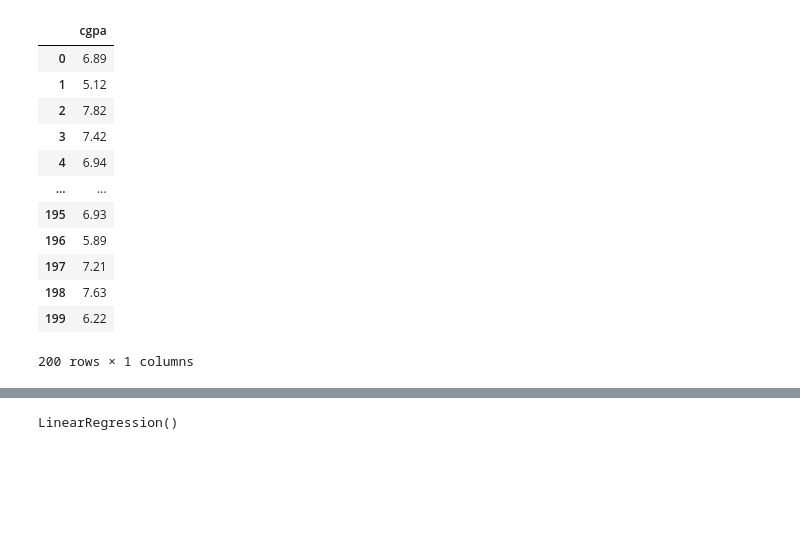
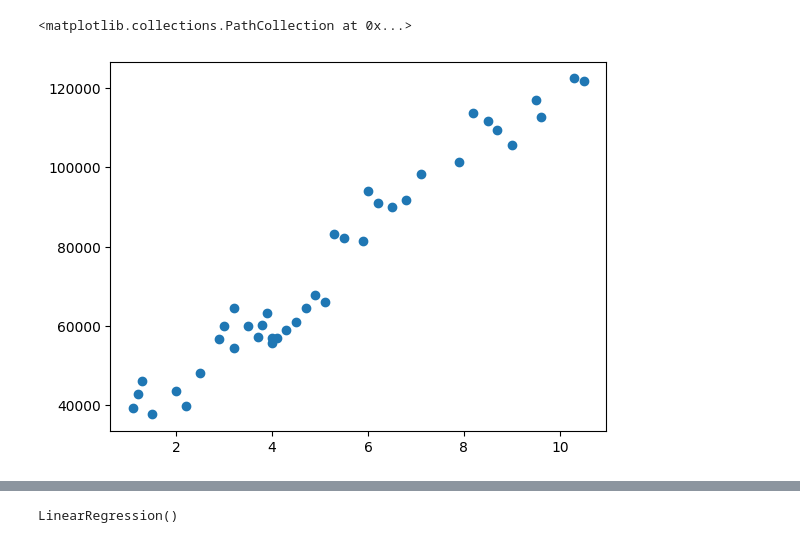
Before and after one commit to Prince-techh/ML_learning, a Jupyter notebook: Linear_Regression.ipynb, the cells around one changed output, grey strips where cells are left out. Saved outputs shown, nothing was run; the diff lists cells and outputs as text; code cells hidden in the pictures; blank space fills up the shorter version.

```diff
--- a/Linear_Regression.ipynb
+++ b/Linear_Regression.ipynb
@@ -31,2 +53,7 @@ Text(0, 0.5, 'Package')
+# %%
+plt.scatter(df['Year'],df['Salary'])
+# %% [output]
+<matplotlib.collections.PathCollection at 0x...>
+[figure, added]
 # %%
 X = df.iloc[:,0:1]
@@ -34,16 +60,0 @@ Y = df.iloc[:,-1]
-# %%
-X
-# %% [output]
-|  | cgpa |
-| 0 | 6.89 |
-| 1 | 5.12 |
-| 2 | 7.82 |
-| 3 | 7.42 |
-| 4 | 6.94 |
-| ... | ... |
-| 195 | 6.93 |
-| 196 | 5.89 |
-| 197 | 7.21 |
-| 198 | 7.63 |
-| 199 | 6.22 |
-200 rows × 1 columns
```
Also changed, not shown: parts of 32 cells of this notebook.
